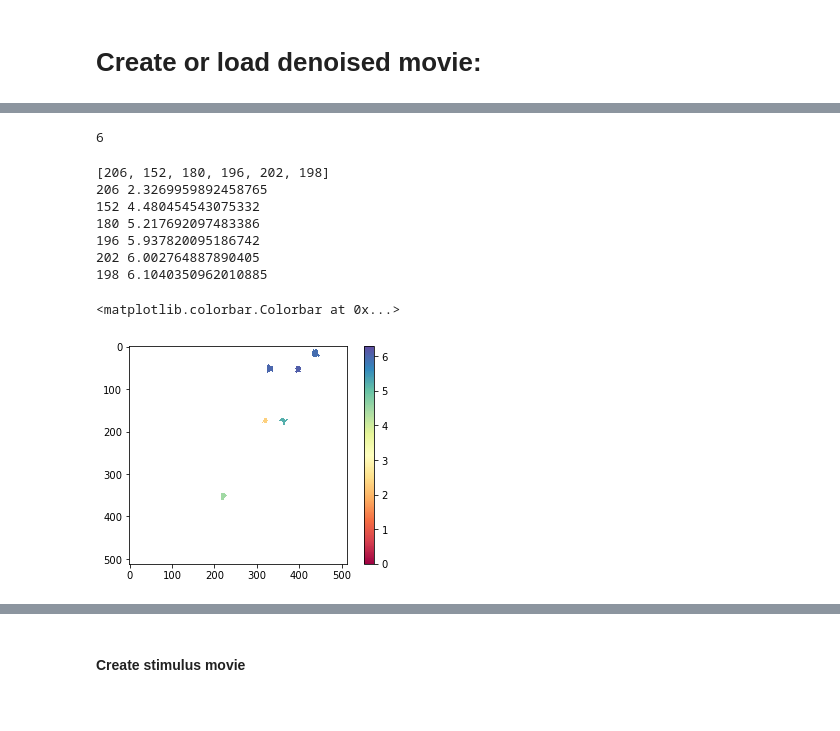
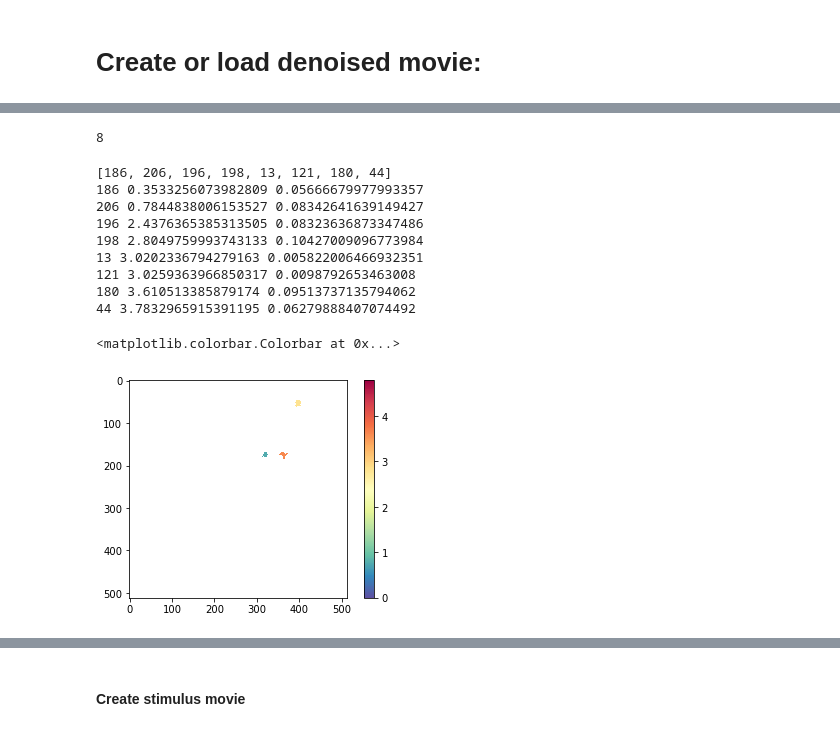
Before and after one commit to julianarhee/2p-pipeline, a Jupyter notebook: pipeline/python/classifications/notebooks/visualize_retinotopy_repsonses.ipynb, the cells around one changed output, grey strips where cells are left out. Saved outputs shown, nothing was run; the diff lists cells and outputs as text; code cells hidden in the pictures.

```diff
--- a/pipeline/python/classifications/notebooks/visualize_retinotopy_repsonses.ipynb
+++ b/pipeline/python/classifications/notebooks/visualize_retinotopy_repsonses.ipynb
@@ -325,7 +325,7 @@ import pylab as pl
 
 import copy
 # %%
-curr_cond = 'left'
+curr_cond = 'right'
 
 print(curr_cond, trials_by_cond[curr_cond])
 
@@ -375,9 +376,11 @@ Curr cond: left
 # %%
-mag_thr = 0.05
-strong_cells = [i for i in magratios.index.tolist() if all(magratios.iloc[i]>=mag_thr)]
+mag_thr = 0.06
+#strong_cells = [i for i in magratios.index.tolist() if all(magratios.iloc[i]>=mag_thr)]
+strong_cells = [i for i in magratios.index.tolist() if magratios['left'][i]>=mag_thr]
+
 len(strong_cells)
 # %% [output]
-6
+8
 # %%
 sorted_mags = [i for i in np.argsort(magratio_array)[::-1] if i in strong_cells] # sort high to low
 sorted_phase = [i for i in np.argsort(phase_array_cont) if i in strong_cells] # sort smallest to highest
@@ -385,42 +388,51 @@ sorted_phase = [i for i in np.argsort(phase_array_cont) if i in strong_cells] #
 roi_list = copy.copy(sorted_phase)
 print(roi_list)
 for roi in roi_list:
-    print(roi, phase_array_cont[roi])
+    print(roi, phase_array_cont[roi], magratio_array[roi])
 # %% [output]
-[206, 152, 180, 196, 202, 198]
-206 2.3269959892458765
-152 4.480454543075332
-180 5.217692097483386
-196 5.937820095186742
-202 6.002764887890405
-198 6.1040350962010885
+[186, 206, 196, 198, 13, 121, 180, 44]
+186 0.3533256073982809 0.05666679977993357
+206 0.7844838006153527 0.08342641639149427
+196 2.4376365385313505 0.08323636873347486
+198 2.8049759993743133 0.10427009096773984
+13 3.0202336794279163 0.005822006466932351
+121 3.0259363966850317 0.0098792653463008
+180 3.610513385879174 0.09513737135794062
+44 3.7832965915391195 0.06279888407074492
 # %%
 #roi_list = [206, 152, 180, 198]
+roi_list = [206, 198, 180]
-# %%
-phase_min = min([phase_array_cont[roi] for roi in roi_list])
-phase_max = max([phase_array_cont[roi] for roi in roi_list])
-
-roi_colors = sns.color_palette('Spectral', len(roi_list))
-
-
-norm = mpl.colors.Normalize(vmin=phase_min,vmax=phase_max)
-cmap = pl.cm.Spectral
-roi_cdict = dict((roi, cmap(norm(phase_array_cont[roi]))) for roi in roi_list)
 # %%
-pl.figure()
+use_full_range = True
+
+if use_full_range:
+    vmax = 2*np.pi-1.5 #phase_max
+    vmin = 0 # phase_min
+else:
+    vmax = phase_max
+    vmin = phase_min
+
+norm = mpl.colors.Normalize(vmin=vmin,vmax=vmax)
+cmap = pl.cm.Spectral_r
+roi_cdict = dict((roi, cmap(norm(phase_array_cont[roi]))) for roi in roi_list)
+cmap_name = 'Spectral_r'
+
 nrois, d1, d2 = masks.shape
 
 all_masks = np.ones((d1, d2), dtype=phase_array_cont.dtype) * 100
 for rid in roi_list:
     tmp_mask = masks[rid, :, :].copy()
     tmp_mask[tmp_mask > 0] = 1. * phase_array_cont[rid]
     msk = np.ma.masked_where(tmp_mask==0, tmp_mask)
 
     all_masks[tmp_mask > 0] = 1. * phase_array_cont[rid]
-    pl.imshow(msk, cmap=
-              'Spectral', vmin=0, vmax=2*np.pi)
 
+
+
+mask_overlay = np.ma.masked_where(all_masks==100, all_masks)
+pl.figure()
+pl.imshow(mask_overlay, cmap=cmap_name, vmin=vmin, vmax=vmax)
 pl.colorbar()
 # %% [output]
 <matplotlib.colorbar.Colorbar at 0x...>
-[figure, old version]
+[figure, new version]
```
Also changed, not shown: parts of 29 cells of this notebook.
